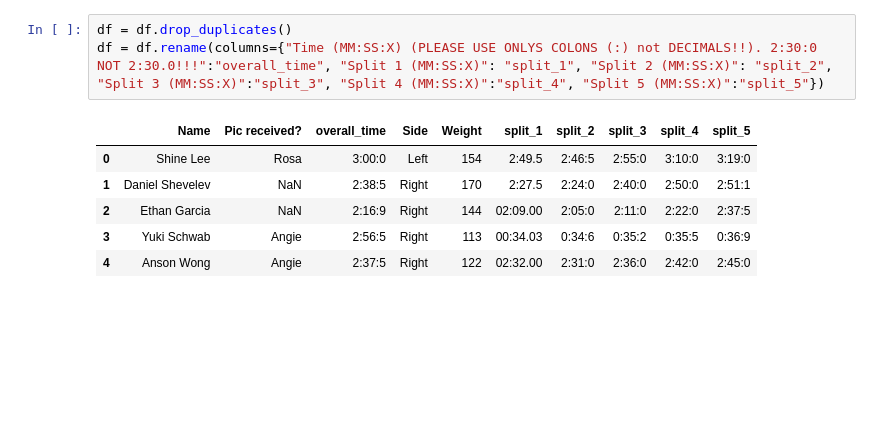
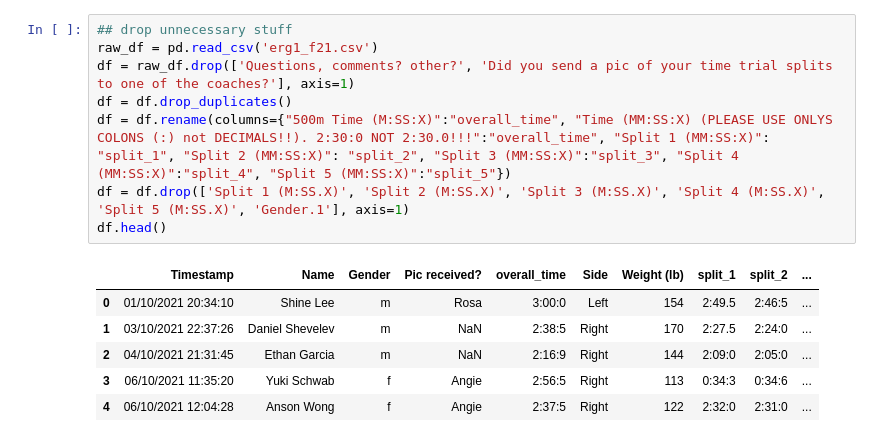
Before and after one commit to tinypersimmon/caldb, a Jupyter notebook: f21_metric1.ipynb, the cells around one changed output. Cells and saved outputs as stored; diff of their text form; blank space fills up the shorter version.

```diff
--- a/f21_metric1.ipynb
+++ b/f21_metric1.ipynb
@@ -15,10 +17,15 @@ df = raw_df.drop(['num','Timestamp', 'SD', 'Questions, comments? other?', 'Did y
 # %%
+## drop unnecessary stuff
+raw_df = pd.read_csv('erg1_f21.csv')
+df = raw_df.drop(['Questions, comments? other?', 'Did you send a pic of your time trial splits to one of the coaches?'], axis=1)
 df = df.drop_duplicates()
-df = df.rename(columns={"Time (MM:SS:X) (PLEASE USE ONLYS COLONS (:) not DECIMALS!!). 2:30:0 NOT 2:30.0!!!":"overall_time", "Split 1 (MM:SS:X)": "split_1", "Split 2 (MM:SS:X)": "split_2", "Split 3 (MM:SS:X)":"split_3", "Split 4 (MM:SS:X)":"split_4", "Split 5 (MM:SS:X)":"split_5"})
+df = df.rename(columns={"500m Time (M:SS:X)":"overall_time", "Time (MM:SS:X) (PLEASE USE ONLYS COLONS (:) not DECIMALS!!). 2:30:0 NOT 2:30.0!!!":"overall_time", "Split 1 (MM:SS:X)": "split_1", "Split 2 (MM:SS:X)": "split_2", "Split 3 (MM:SS:X)":"split_3", "Split 4 (MM:SS:X)":"split_4", "Split 5 (MM:SS:X)":"split_5"})
+df = df.drop(['Split 1 (M:SS.X)', 'Split 2 (M:SS.X)', 'Split 3 (M:SS.X)', 'Split 4 (M:SS.X)', 'Split 5 (M:SS.X)', 'Gender.1'], axis=1)
+df.head()
 # %% [output]
-|  | Name | Pic received? | overall_time | Side | Weight | split_1 | split_2 | split_3 | split_4 | split_5 |
-| 0 | Shine Lee | Rosa | 3:00:0 | Left | 154 | 2:49.5 | 2:46:5 | 2:55:0 | 3:10:0 | 3:19:0 |
-| 1 | Daniel Shevelev | NaN | 2:38:5 | Right | 170 | 2:27.5 | 2:24:0 | 2:40:0 | 2:50:0 | 2:51:1 |
-| 2 | Ethan Garcia | NaN | 2:16:9 | Right | 144 | 02:09.00 | 2:05:0 | 2:11:0 | 2:22:0 | 2:37:5 |
-| 3 | Yuki Schwab | Angie | 2:56:5 | Right | 113 | 00:34.03 | 0:34:6 | 0:35:2 | 0:35:5 | 0:36:9 |
-| 4 | Anson Wong | Angie | 2:37:5 | Right | 122 | 02:32.00 | 2:31:0 | 2:36:0 | 2:42:0 | 2:45:0 |
+|  | Timestamp | Name | Gender | Pic received? | overall_time | Side | Weight (lb) | split_1 | split_2 | ... |
+| 0 | 01/10/2021 20:34:10 | Shine Lee | m | Rosa | 3:00:0 | Left | 154 | 2:49.5 | 2:46:5 | ... |
+| 1 | 03/10/2021 22:37:26 | Daniel Shevelev | m | NaN | 2:38:5 | Right | 170 | 2:27.5 | 2:24:0 | ... |
+| 2 | 04/10/2021 21:31:45 | Ethan Garcia | m | NaN | 2:16:9 | Right | 144 | 2:09:0 | 2:05:0 | ... |
+| 3 | 06/10/2021 11:35:20 | Yuki Schwab | f | Angie | 2:56:5 | Right | 113 | 0:34:3 | 0:34:6 | ... |
+| 4 | 06/10/2021 12:04:28 | Anson Wong | f | Angie | 2:37:5 | Right | 122 | 2:32:0 | 2:31:0 | ... |
```
Also changed, not shown: parts of 12 cells of this notebook, 1 other file.
